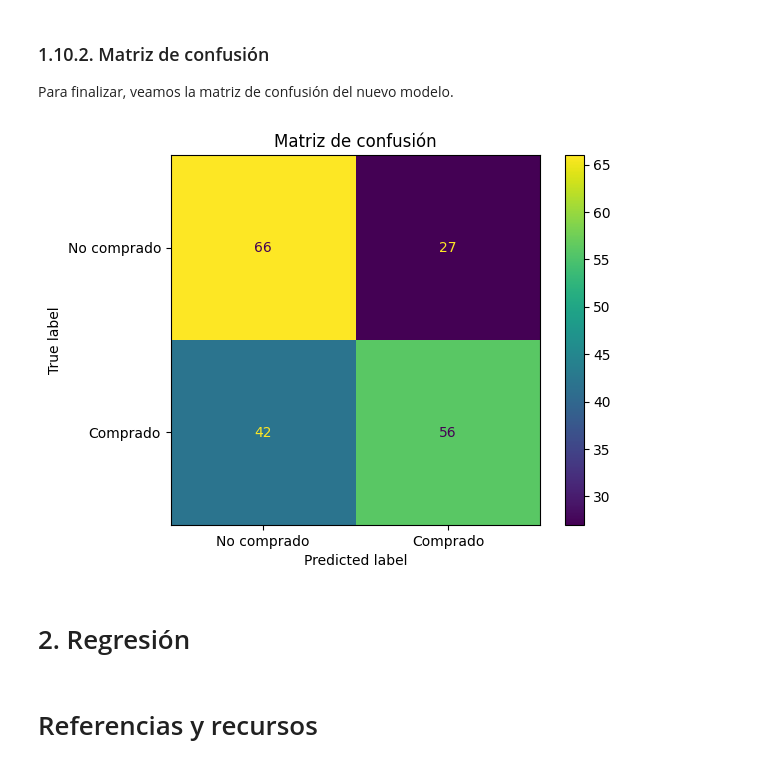
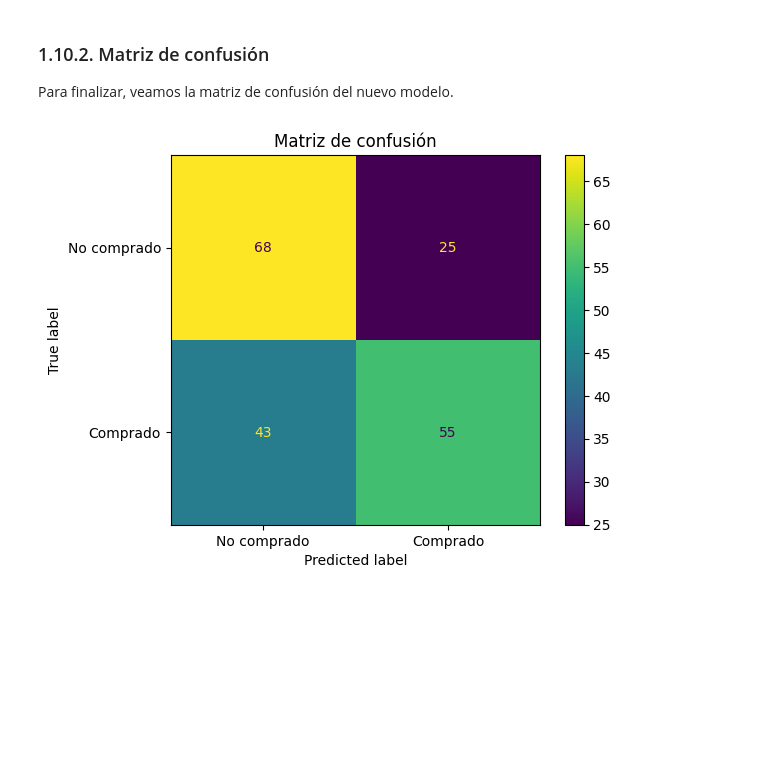
Before and after one commit to ManuelEspejo/Fundamentos-Machine-Learning, a Jupyter notebook: notebooks/01_Aprendizaje-Supervisado.ipynb, the cells around one changed output. Saved outputs shown, nothing was run; the diff lists cells and outputs as text; code cells hidden in the pictures; blank space fills up the shorter version.

```diff
--- a/notebooks/01_Aprendizaje-Supervisado.ipynb
+++ b/notebooks/01_Aprendizaje-Supervisado.ipynb
@@ -722,18 +761,17 @@ Explorar estos resultados es útil para identificar patrones que pueden influir
 
 Para finalizar, veamos la matriz de confusión del nuevo modelo.
 # %%
-from sklearn.metrics import ConfusionMatrixDisplay
-
-# Realizar predicciones en el conjunto de prueba
-y_pred = model.predict(X_test)
+# Realizar predicciones usando el pipeline completo
+y_pred = pipeline.predict(X_test)
 
 # Mostrar la matriz de confusión con etiquetas
-ConfusionMatrixDisplay.from_estimator(model, X_test, y_test, display_labels=["No comprado", "Comprado"])
+ConfusionMatrixDisplay.from_estimator(
+    pipeline,
+    X_test,
+    y_test,
+    display_labels=["No comprado", "Comprado"]
+)
 plt.title("Matriz de confusión")
 plt.show()
 # %% [output]
-[figure, old version]
+[figure, new version]
-# %% [markdown]
-# 2. Regresión
-# %% [markdown]
-# Referencias y recursos
```
Also changed, not shown: parts of 67 cells of this notebook.
